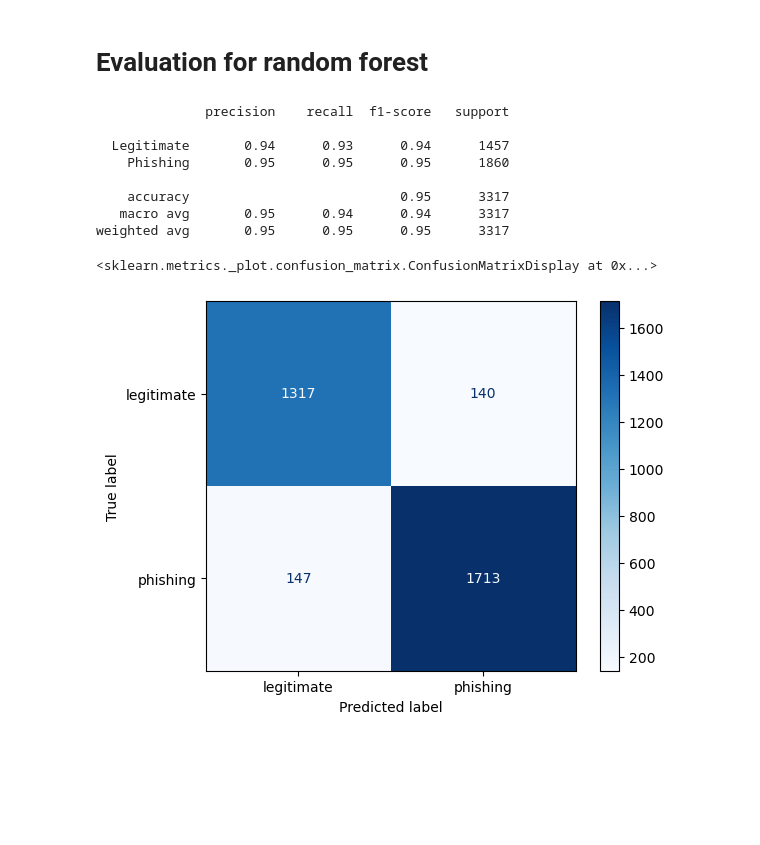
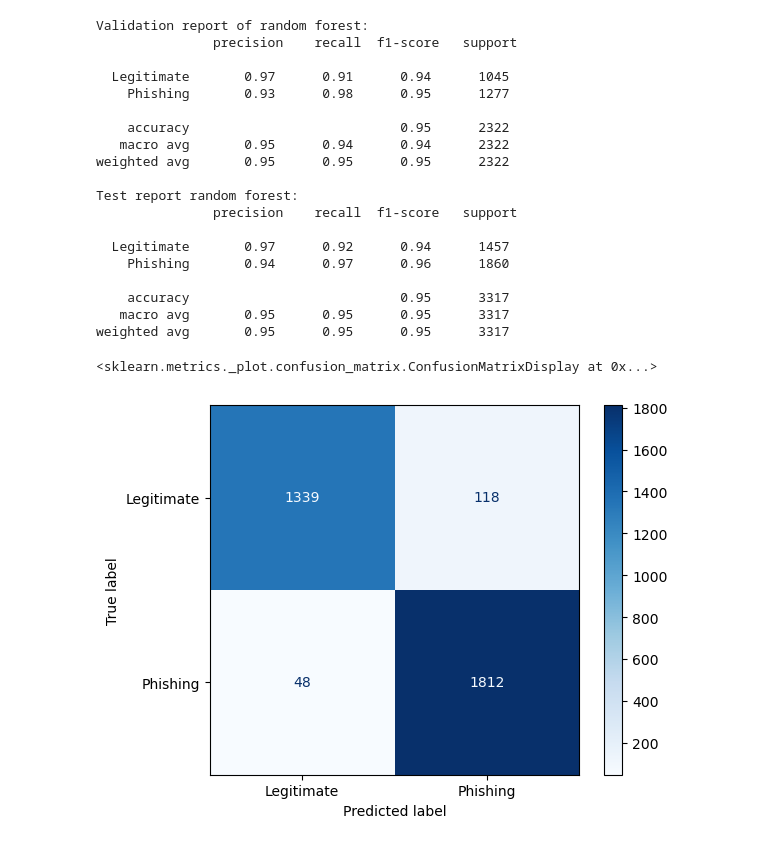
Before and after one commit to hinmiro/dataIsBeautifull_G2, a Jupyter notebook: assignments/decisiontrees_randomforests.ipynb, the cells around one changed output. Drawn from its saved outputs; the diff is of its cells as text; code cells hidden in the pictures; blank space fills up the shorter version.

```diff
--- a/assignments/decisiontrees_randomforests.ipynb
+++ b/assignments/decisiontrees_randomforests.ipynb
@@ -161,23 +152,35 @@ plt.show()
-# %% [markdown]
-# Evaluation for random forest
-# %%
-predictionsRandom = modelRand.predict(X_test)
-cm = confusion_matrix(y_test, predictions)
-
-cmd = ConfusionMatrixDisplay(cm, display_labels=['legitimate', 'phishing'])
-report = classification_report(y_test, predictionsRandom, target_names=['Legitimate', 'Phishing'])
-print(report)
-cmd.plot(cmap='Blues')
-# %% [output]
-              precision    recall  f1-score   support
-
-  Legitimate       0.94      0.93      0.94      1457
-    Phishing       0.95      0.95      0.95      1860
-
-    accuracy                           0.95      3317
-   macro avg       0.95      0.94      0.94      3317
-weighted avg       0.95      0.95      0.95      3317
-<sklearn.metrics._plot.confusion_matrix.ConfusionMatrixDisplay at 0x...>
-[figure, removed]
-# %% [markdown]
-#
+# %%
+# Validation report of random forest
+val_report_rf = classification_report(y_val, val_predictions_rf, target_names=['Legitimate', 'Phishing'])
+print(f"Validation report of random forest:\n", val_report_rf)
+
+# Test report of random forest
+test_report_rf = classification_report(y_test, test_predictions_rf, target_names=['Legitimate', 'Phishing'])
+print(f"Test report random forest:\n", test_report_rf)
+
+# Confusion matrix for the test set
+cm_rf = confusion_matrix(y_test, test_predictions_rf)
+cmd_rf = ConfusionMatrixDisplay(cm_rf, display_labels=['Legitimate', 'Phishing'])
+cmd_rf.plot(cmap='Blues')
+# %% [output]
+Validation report of random forest:
+               precision    recall  f1-score   support
+
+  Legitimate       0.97      0.91      0.94      1045
+    Phishing       0.93      0.98      0.95      1277
+
+    accuracy                           0.95      2322
+   macro avg       0.95      0.94      0.94      2322
+weighted avg       0.95      0.95      0.95      2322
+
+Test report random forest:
+               precision    recall  f1-score   support
+
+  Legitimate       0.97      0.92      0.94      1457
+    Phishing       0.94      0.97      0.96      1860
+
+    accuracy                           0.95      3317
+   macro avg       0.95      0.95      0.95      3317
+weighted avg       0.95      0.95      0.95      3317
+<sklearn.metrics._plot.confusion_matrix.ConfusionMatrixDisplay at 0x...>
+[figure, added]
```
Also changed, not shown: parts of 24 cells of this notebook.
